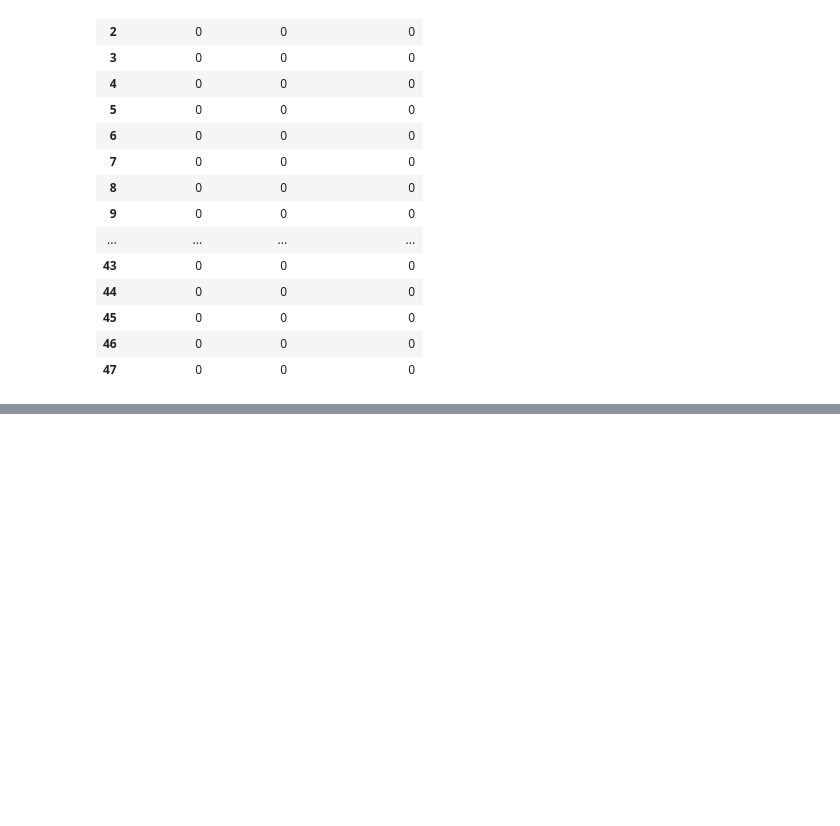
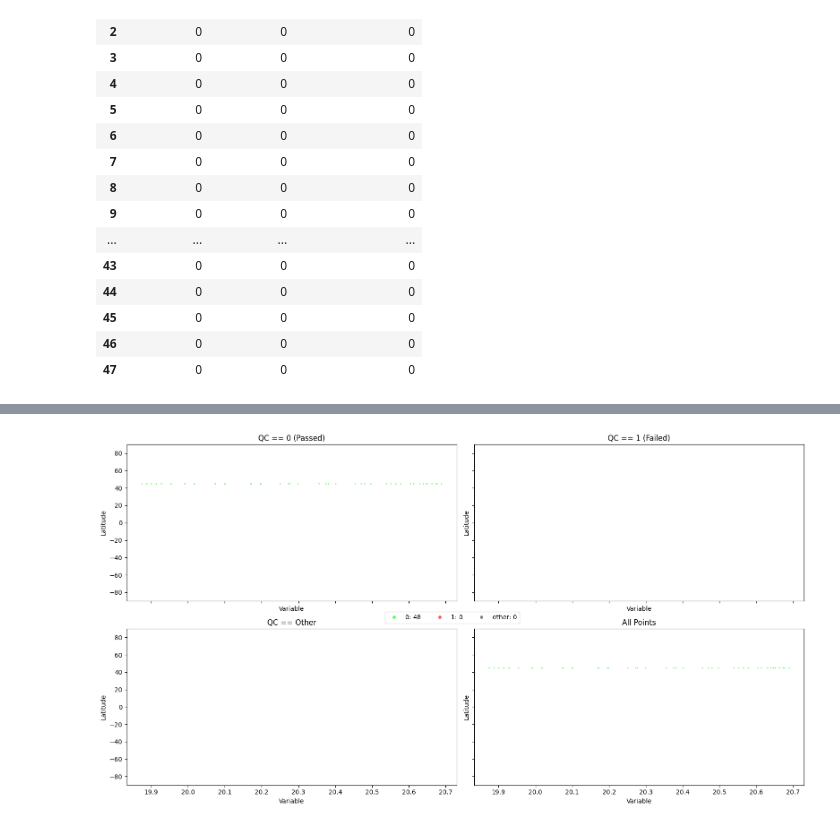
Before and after one commit to glamod/marine_qc, a Jupyter notebook: docs/notebooks/qc_sequential.ipynb, the cells around one changed output, grey strips where cells are left out. Drawn from its saved outputs; the diff is of its cells as text; code cells hidden in the pictures; blank space fills up the shorter version.

```diff
--- a/docs/notebooks/qc_sequential.ipynb
+++ b/docs/notebooks/qc_sequential.ipynb
@@ -209,0 +221,8 @@ do_multiple_sequential_check(
+# %%
+lat_var_plot = latitude_variable_plot(
+    lat=data.lat,
+    value=data.sst,
+    qc_outcomes=track_check,
+)
+# %% [output]
+[figure, added]
```
Also changed, not shown: parts of 3 cells of this notebook, 1 other file.
